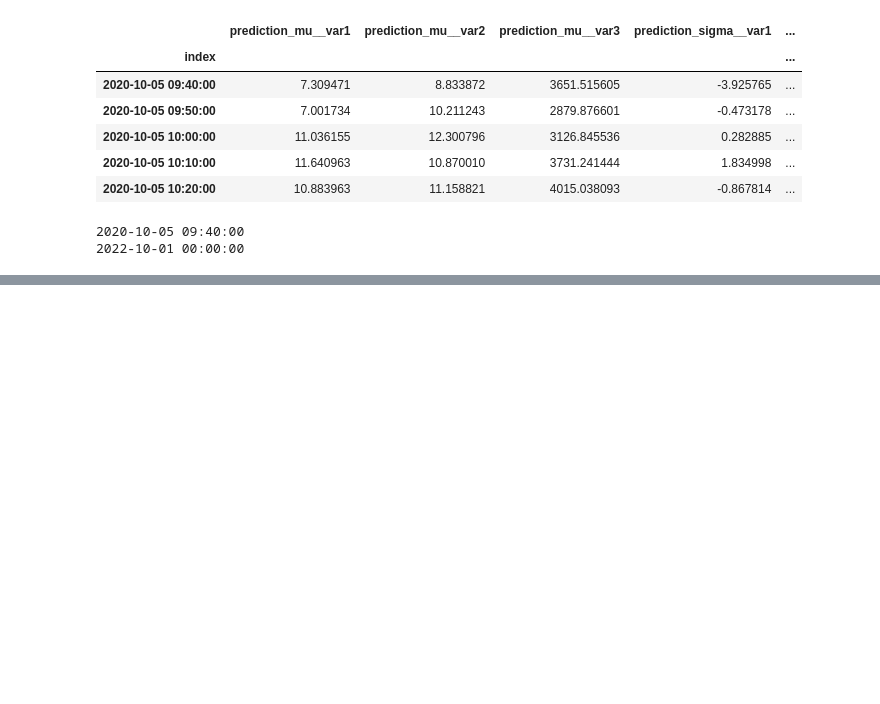
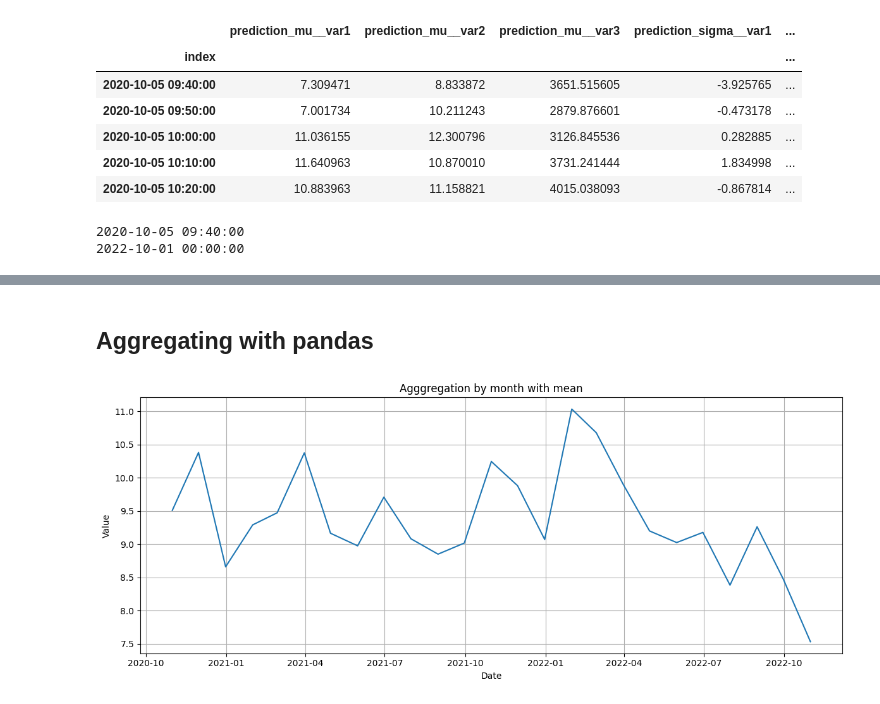
Before and after one commit to rique-git/data-science, a Jupyter notebook: jungle_ist_2023/Exploratory_data_analysis.ipynb, the cells around one changed output, grey strips where cells are left out. Saved outputs shown, nothing was run; the diff lists cells and outputs as text; code cells hidden in the pictures; blank space fills up the shorter version.

```diff
--- a/jungle_ist_2023/Exploratory_data_analysis.ipynb
+++ b/jungle_ist_2023/Exploratory_data_analysis.ipynb
@@ -19,0 +61,14 @@ print(data.index.max())
+# %% [markdown]
+## Aggregating with pandas
+# %%
+monthly = data.resample('ME').mean()
+plt.figure(figsize=(12, 5))
+plt.plot(monthly.index, monthly['prediction_mu__var1'])
+plt.title('Agggregation by month with mean')
+plt.xlabel('Date')
+plt.ylabel('Value')
+plt.grid(True)
+plt.tight_layout()
+plt.show()
+# %% [output]
+[figure, added]
```
Also changed, not shown: parts of 11 cells of this notebook, 14 other files.
